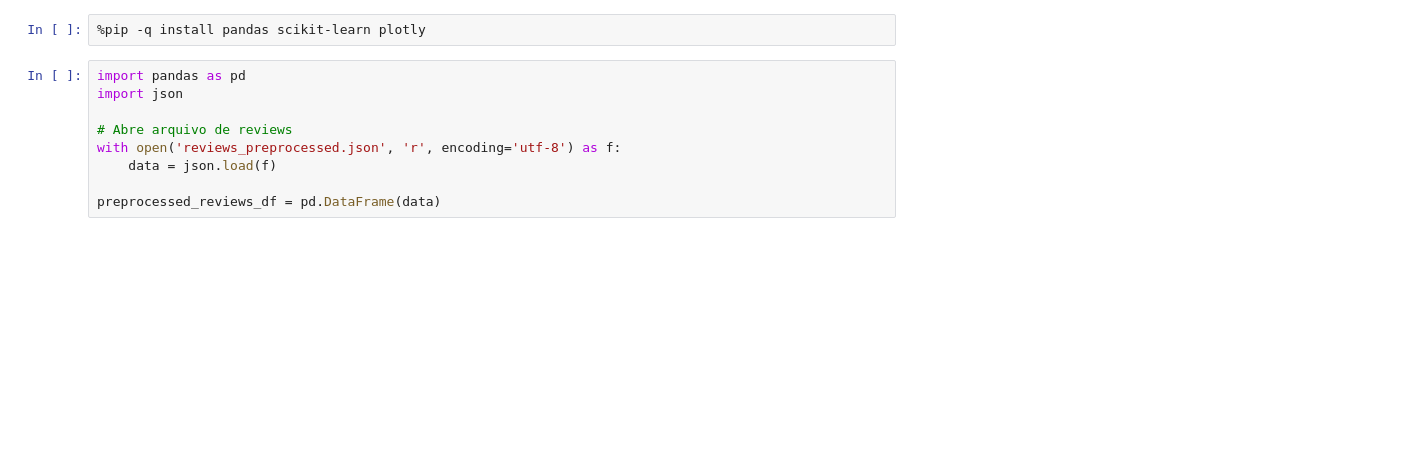
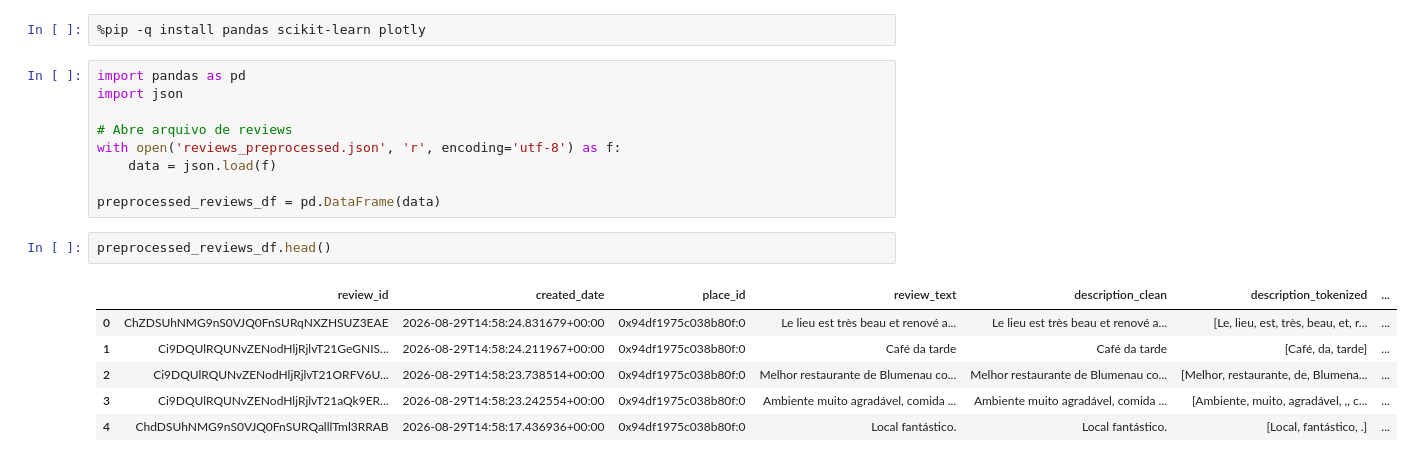
Before and after one commit to incrisvel/adaptaste, a Jupyter notebook: similarity_clustering.ipynb, the cells around one changed output. Drawn from its saved outputs; the diff is of its cells as text; blank space fills up the shorter version.

```diff
--- a/similarity_clustering.ipynb
+++ b/similarity_clustering.ipynb
@@ -11,3 +11,12 @@ with open('reviews_preprocessed.json', 'r', encoding='utf-8') as f:
     data = json.load(f)
 
 preprocessed_reviews_df = pd.DataFrame(data)
+# %%
+preprocessed_reviews_df.head()
+# %% [output]
+|  | review_id | created_date | place_id | review_text | description_clean | description_tokenized | ... |
+| 0 | ChZDSUhNMG9nS0VJQ0FnSURqNXZHSUZ3EAE | 2026-08-29T14:58:24.831679+00:00 | 0x94df1975c038b80f:0 | Le lieu est très beau et renové a... | Le lieu est très beau et renové a... | [Le, lieu, est, très, beau, et, r... | ... |
+| 1 | Ci9DQUlRQUNvZENodHljRjlvT21GeGNIS... | 2026-08-29T14:58:24.211967+00:00 | 0x94df1975c038b80f:0 | Café da tarde | Café da tarde | [Café, da, tarde] | ... |
+| 2 | Ci9DQUlRQUNvZENodHljRjlvT21ORFV6U... | 2026-08-29T14:58:23.738514+00:00 | 0x94df1975c038b80f:0 | Melhor restaurante de Blumenau co... | Melhor restaurante de Blumenau co... | [Melhor, restaurante, de, Blumena... | ... |
+| 3 | Ci9DQUlRQUNvZENodHljRjlvT21aQk9ER... | 2026-08-29T14:58:23.242554+00:00 | 0x94df1975c038b80f:0 | Ambiente muito agradável, comida ... | Ambiente muito agradável, comida ... | [Ambiente, muito, agradável, ,, c... | ... |
+| 4 | ChdDSUhNMG9nS0VJQ0FnSURQalllTml3RRAB | 2026-08-29T14:58:17.436936+00:00 | 0x94df1975c038b80f:0 | Local fantástico. | Local fantástico. | [Local, fantástico, .] | ... |
```
Also changed, not shown: parts of 12 cells of this notebook.
